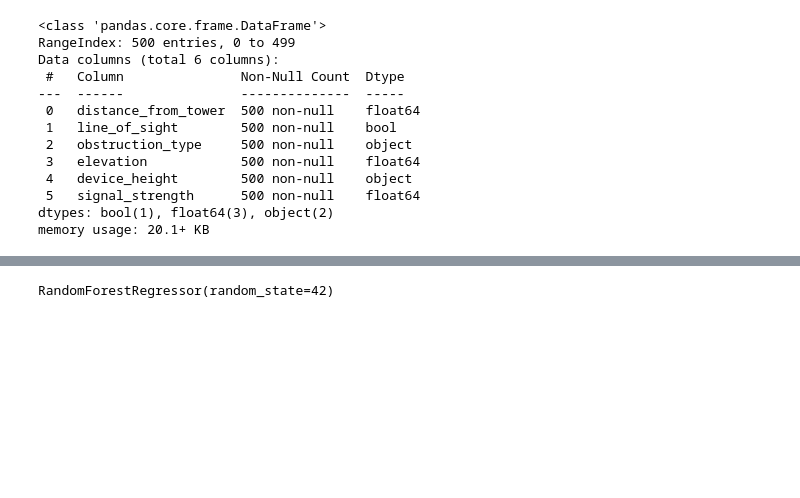
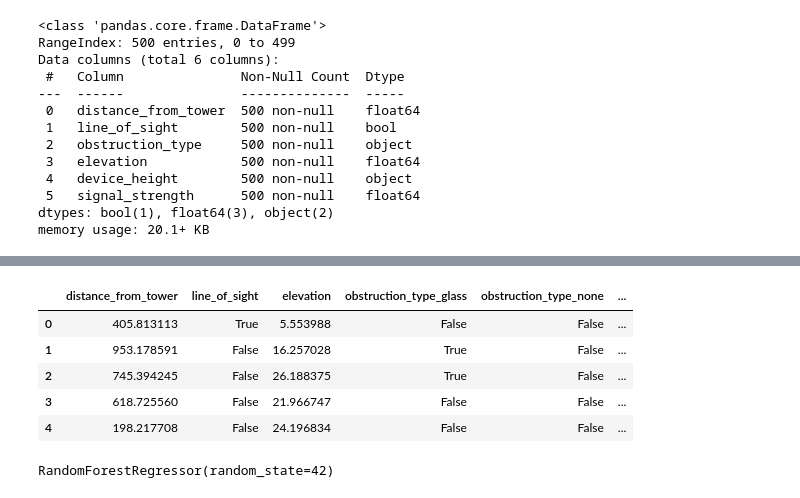
Before and after one commit to padaungthar/ai-based-telecom, a Jupyter notebook: ai-based_RSSI_Predication.ipynb, the cells around one changed output, grey strips where cells are left out. Drawn from its saved outputs; the diff is of its cells as text; code cells hidden in the pictures; blank space fills up the shorter version.

```diff
--- a/ai-based_RSSI_Predication.ipynb
+++ b/ai-based_RSSI_Predication.ipynb
@@ -72,3 +112,12 @@ X_scaled = scaler.fit_transform(X)
+# %%
+X.head()
+# %% [output]
+|  | distance_from_tower | line_of_sight | elevation | obstruction_type_glass | obstruction_type_none | ... |
+| 0 | 405.813113 | True | 5.553988 | False | False | ... |
+| 1 | 953.178591 | False | 16.257028 | True | False | ... |
+| 2 | 745.394245 | False | 26.188375 | True | False | ... |
+| 3 | 618.725560 | False | 21.966747 | False | False | ... |
+| 4 | 198.217708 | False | 24.196834 | False | False | ... |
 # %%
 # 🔀 Step 4: Train-Test Split
 X_train, X_test, y_train, y_test = train_test_split(X_scaled, y, test_size=0.2, random_state=42)
```
Also changed, not shown: parts of 16 cells of this notebook.
